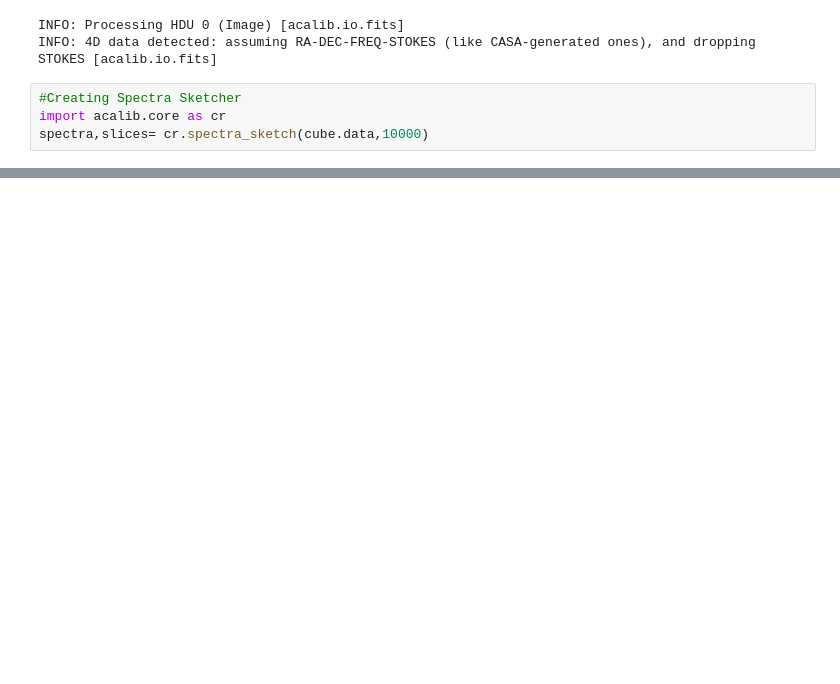
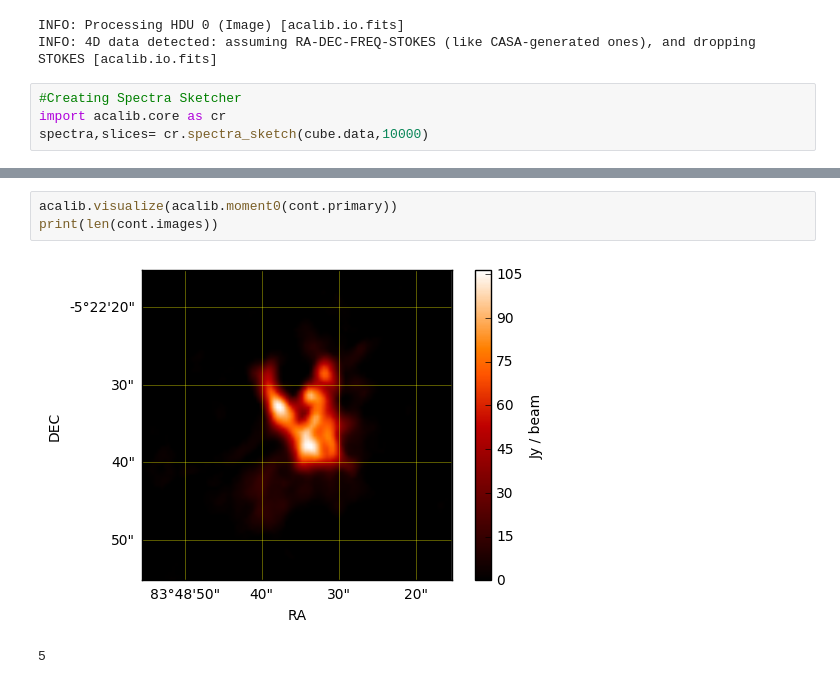
Before and after one commit to ChileanVirtualObservatory/notebooks, a Jupyter notebook: Indexing Test.ipynb, the cells around one changed output, grey strips where cells are left out. Saved outputs shown, nothing was run; the diff lists cells and outputs as text; blank space fills up the shorter version.

```diff
--- a/Indexing Test.ipynb
+++ b/Indexing Test.ipynb
@@ -56 +55,7 @@ objects.show_in_notebook()
+# %%
+acalib.visualize(acalib.moment0(cont.primary))
+print(len(cont.images))
+# %% [output]
+[figure, added]
+5
 # %%
```
Also changed, not shown: parts of 7 cells of this notebook, 3 other files.
